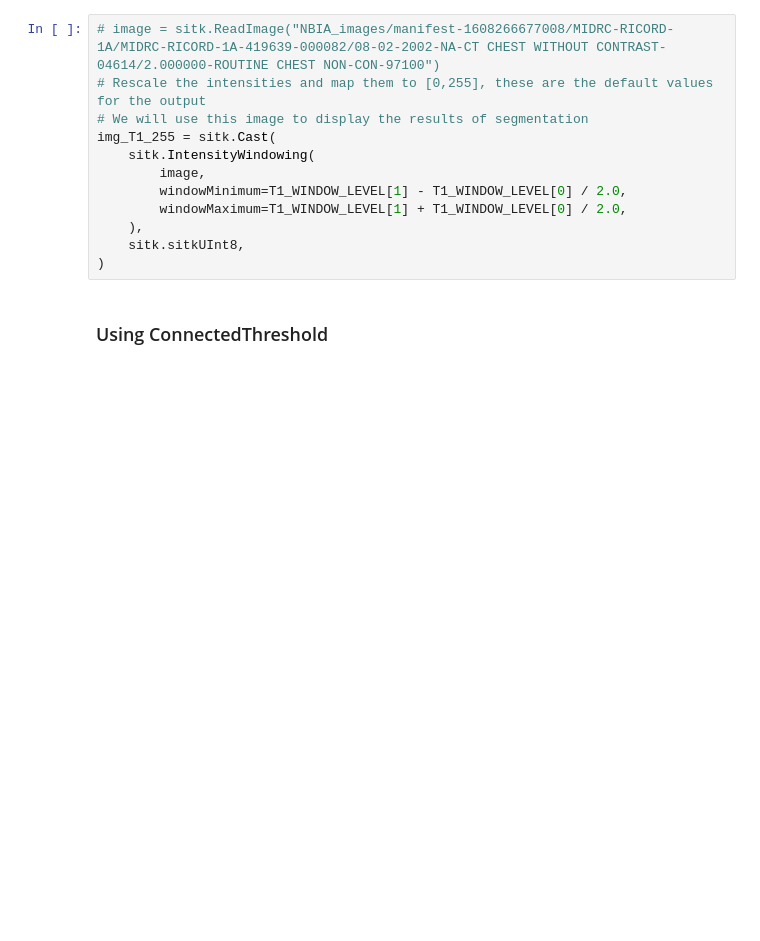
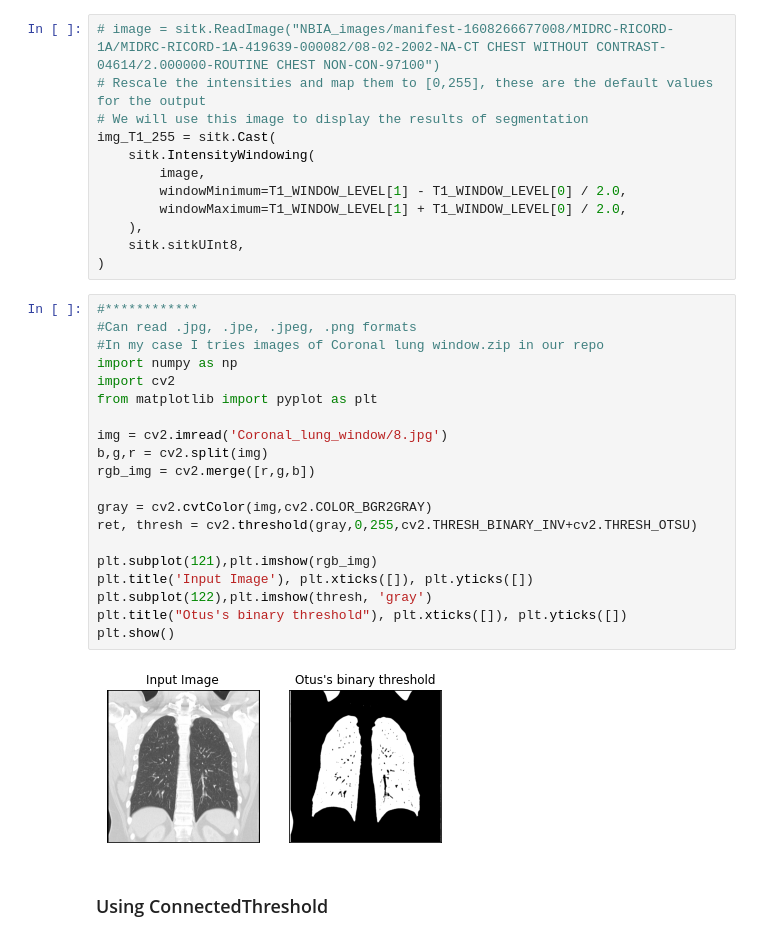
Before and after one commit to chrishuber/CSC-621-821-Team-Forest, a Jupyter notebook: bipa.ipynb, the cells around one changed output. Drawn from its saved outputs; the diff is of its cells as text; blank space fills up the shorter version.

Commit message:
Additional method to run single images with Otsu method

```diff
--- a/bipa.ipynb
+++ b/bipa.ipynb
@@ -357,6 +358,28 @@ img_T1_255 = sitk.Cast(
     ),
     sitk.sitkUInt8,
 )
+# %%
+#************
+#Can read .jpg, .jpe, .jpeg, .png formats
+#In my case I tries images of Coronal lung window.zip in our repo
+import numpy as np
+import cv2
+from matplotlib import pyplot as plt
+
+img = cv2.imread('Coronal_lung_window/8.jpg')
+b,g,r = cv2.split(img)
+rgb_img = cv2.merge([r,g,b])
+
+gray = cv2.cvtColor(img,cv2.COLOR_BGR2GRAY)
+ret, thresh = cv2.threshold(gray,0,255,cv2.THRESH_BINARY_INV+cv2.THRESH_OTSU)
+
+plt.subplot(121),plt.imshow(rgb_img)
+plt.title('Input Image'), plt.xticks([]), plt.yticks([])
+plt.subplot(122),plt.imshow(thresh, 'gray')
+plt.title("Otus's binary threshold"), plt.xticks([]), plt.yticks([])
+plt.show()
+# %% [output]
+[figure, added]
 # %% [markdown]
 <h3>Using ConnectedThreshold</h3>
 # %%
```
Also changed, not shown: parts of 7 cells of this notebook, 7 other files.
